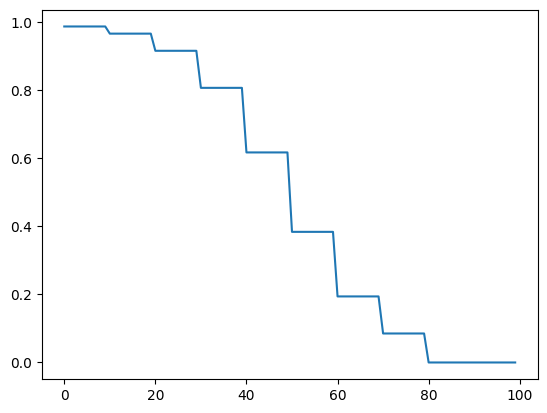
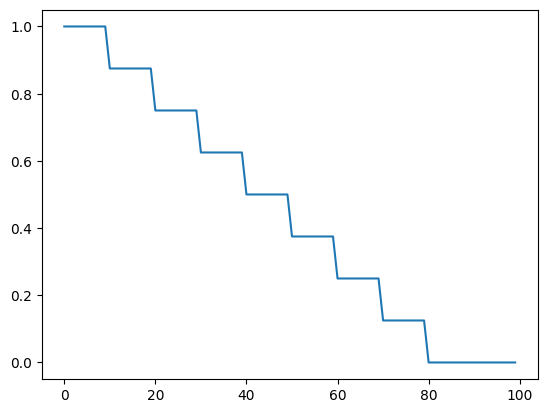
Unified diff of the notebook cell whose output changed from the first chart to the second:
--- before
+++ after
@@ -5,5 +5,5 @@
 for epoch in range(100):
 
-    now.append(1- np.floor(epoch/20)*0.25)
+    now.append(max(1- np.floor(epoch/10)*0.125, 0))
     if epoch < 80: 
         tf_ratio = 1/(1+np.exp(c*(epoch-50)))
@@ -17,6 +17,6 @@
         ratios.append(0)
 
-# plt.plot(now)
-plt.plot(iters)
+plt.plot(now)
+# plt.plot(iters)
 # plt.plot(ratios)
 plt.show()

Commit: TF_lineal